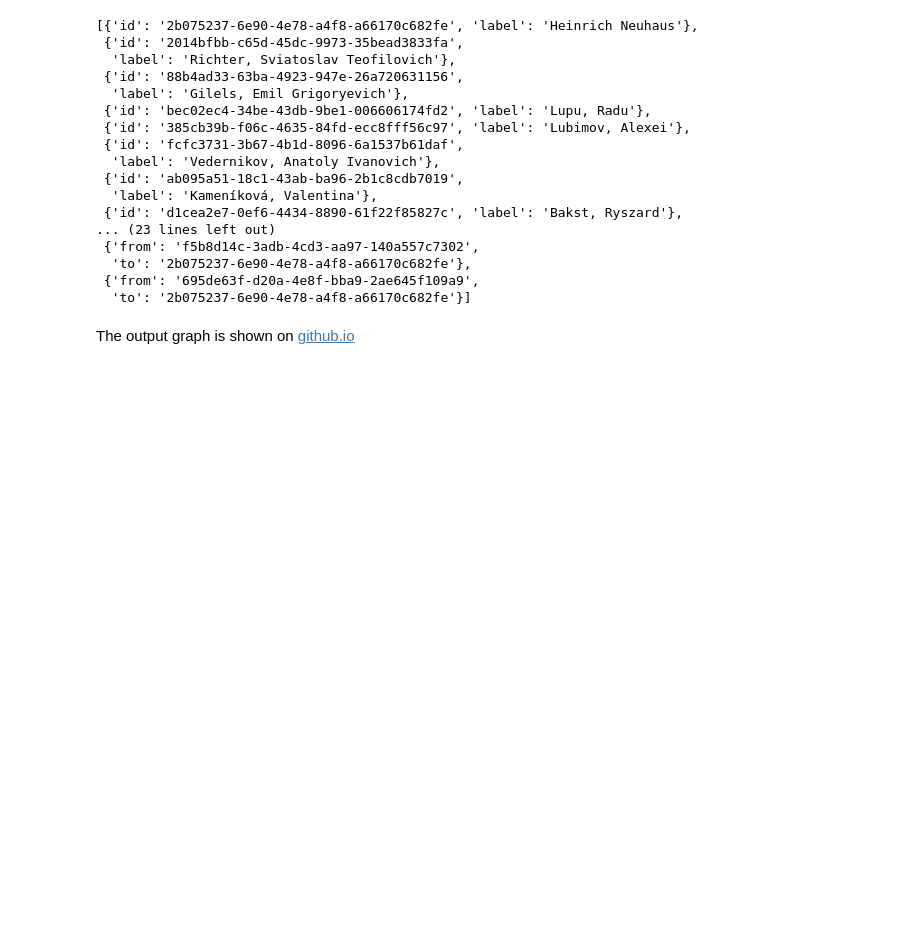
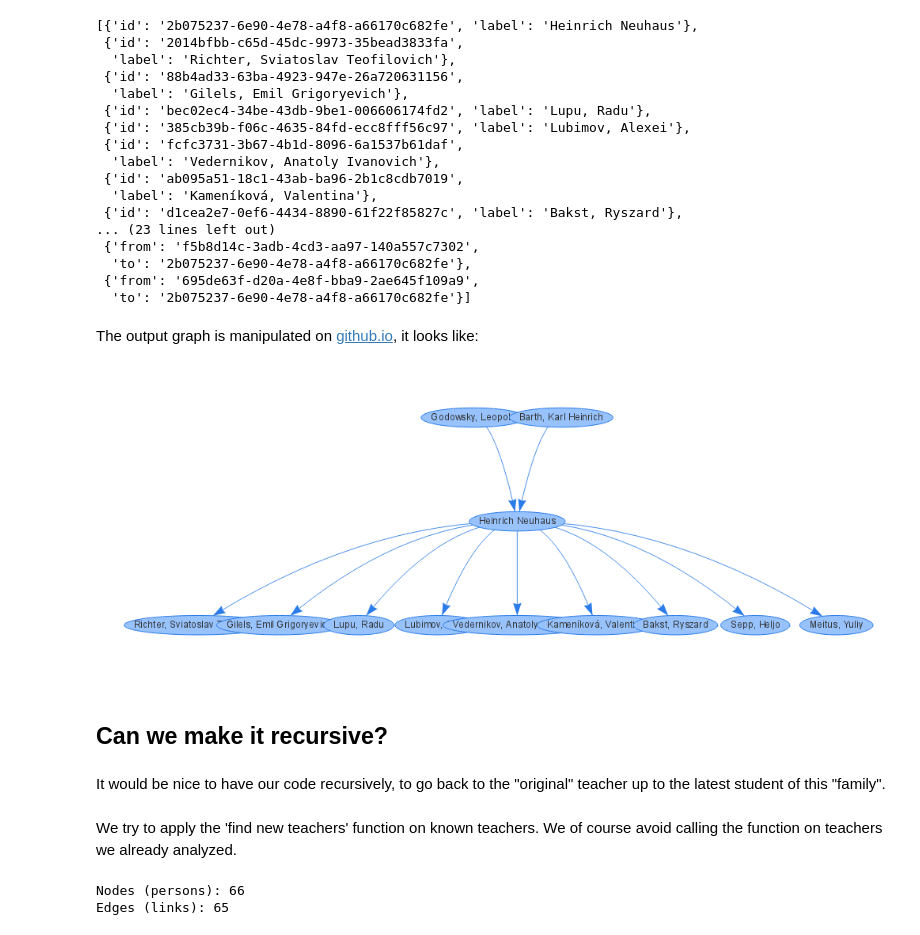
Before and after one commit to loujine/musicbrainz-dataviz, a Jupyter notebook: 5-family_tree.ipynb, the cells around one changed output. Saved outputs shown, nothing was run; the diff lists cells and outputs as text; code cells hidden in the pictures; blank space fills up the shorter version.

Commit message:
continue family tree

```diff
--- a/5-family_tree.ipynb
+++ b/5-family_tree.ipynb
@@ -148,4 +158,13 @@ pprint(edges)
  {'from': '695de63f-d20a-4e8f-bba9-2ae645f109a9',
   'to': '2b075237-6e90-4e78-a4f8-a66170c682fe'}]
 # %% [markdown]
-The output graph is shown on [github.io](https://loujine.github.io/musicbrainz-dataviz/)
+The output graph is manipulated on [github.io](https://loujine.github.io/musicbrainz-dataviz/), it looks like:
+# %%
+from IPython.display import Image
+Image(filename='img/tree1.png')
+# %% [output]
+[figure, added]
+# %% [markdown]
+## Can we make it recursive?
+# %% [markdown]
+It would be nice to have our code recursively, to go back to the "original" teacher up to the latest student of this "family".
@@ -151,0 +199,2 @@ The output graph is shown on [github.io](https://loujine.github.io/musicbrainz-d
+# %% [markdown]
+We try to apply the 'find new teachers' function on known teachers. We of course avoid calling the function on teachers we already analyzed.
@@ -151,0 +213,11 @@ The output graph is shown on [github.io](https://loujine.github.io/musicbrainz-d
+# %%
+print("Nodes (persons): {}".format(len(nodes)))
+print("Edges (links): {}".format(len(edges)))
+
+with open('./nodes2.json', 'w') as f:
+    json.dump(list(nodes.values()), f)
+with open('./edges2.json', 'w') as f:
+    json.dump(edges, f)
+# %% [output]
+Nodes (persons): 66
+Edges (links): 65
```
Also changed, not shown: parts of 24 cells of this notebook, 16 other files.
